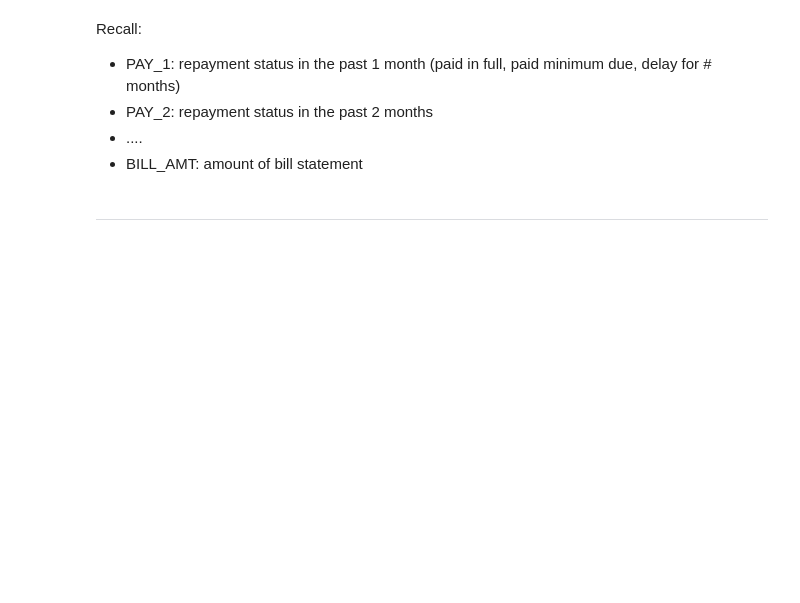
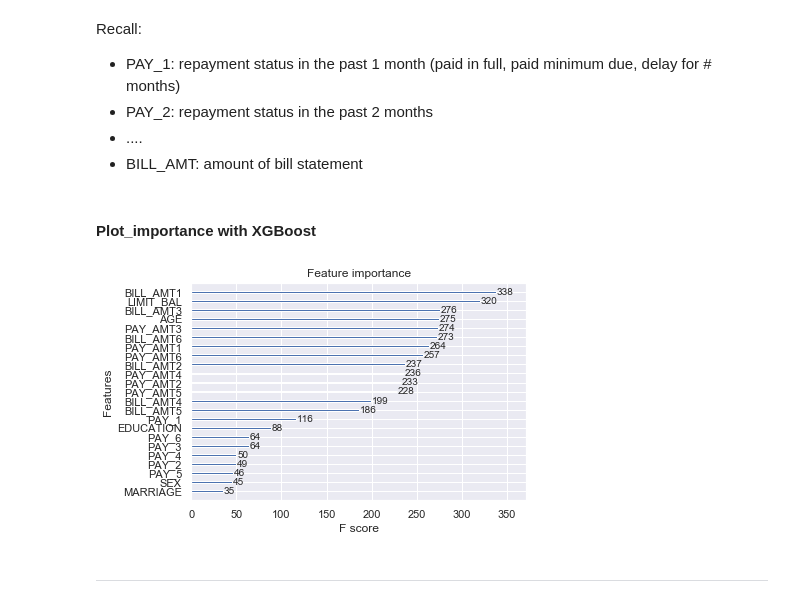
Before and after one commit to PJalgotrader/ML-USU-SP21, a Jupyter notebook: Classes/Class 22- Boosting models/XGBOOST_classification_creditcard.ipynb, the cells around one changed output. Drawn from its saved outputs; the diff is of its cells as text; code cells hidden in the pictures; blank space fills up the shorter version.

```diff
--- a/Classes/Class 22- Boosting models/XGBOOST_classification_creditcard.ipynb
+++ b/Classes/Class 22- Boosting models/XGBOOST_classification_creditcard.ipynb
@@ -347,3 +347,5 @@ Recall:
 - PAY_2: repayment status in the past 2 months
 - ....
 - BILL_AMT: amount of bill statement
+# %% [markdown]
+#### Plot_importance with XGBoost
@@ -350,3 +354,8 @@ Recall:
+# %%
+plot_importance(XGB_classifier, grid='gain')
+plt.show()
+# %% [output]
+[figure, added]
 # %% [markdown]
 ---
 # %% [markdown]
```
Also changed, not shown: parts of 8 cells of this notebook, 1 other file.
